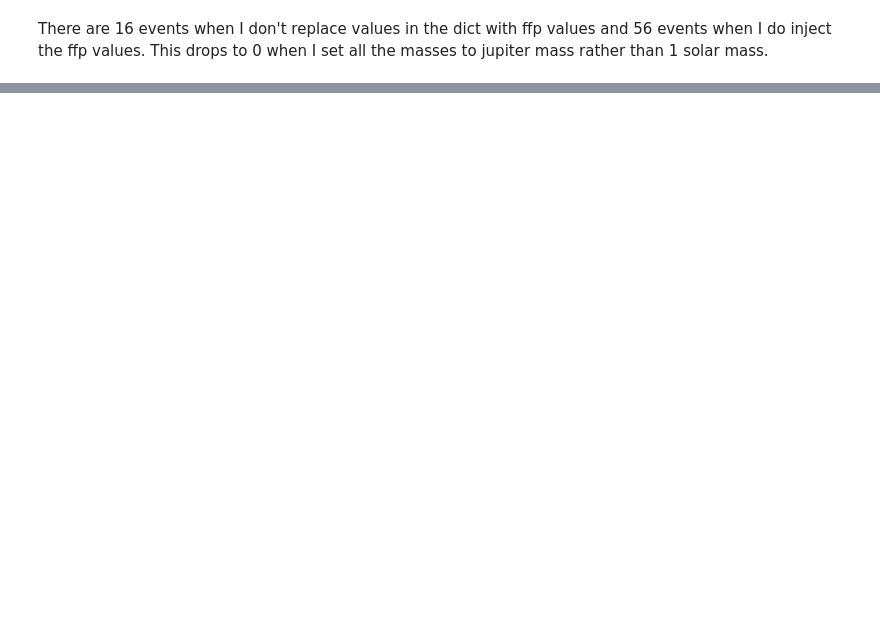
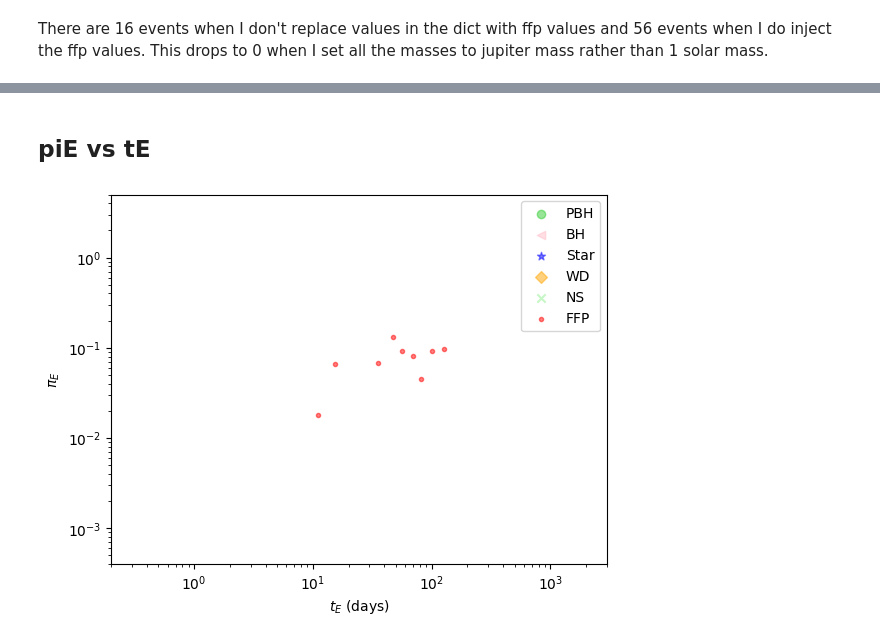
Before and after one commit to NolanSmyth/PopSyCLE, a Jupyter notebook: docs/compact_dict_mod.ipynb, the cells around one changed output, grey strips where cells are left out. Cells and saved outputs as stored; diff of their text form; code cells hidden in the pictures; blank space fills up the shorter version.

```diff
--- a/docs/compact_dict_mod.ipynb
+++ b/docs/compact_dict_mod.ipynb
@@ -474,0 +467,5 @@ FileNotFoundError: [Errno 2] No such file or directory: 'modified_ffp_output_eve
+# %%
+# t = Table.read('example_refined_events_i_Damineli16.fits')
+t = Table.read('modified_ffp_output_refined_events_ubv_I_Damineli16.fits')
+
+print(t.colnames)
@@ -474,0 +476,13 @@ FileNotFoundError: [Errno 2] No such file or directory: 'modified_ffp_output_eve
+# %%
+ffp_idx = np.where(t['rem_id_L'] == 105)[0]
+pbh_idx = np.where(t['rem_id_L'] == 104)[0]
+bh_idx = np.where(t['rem_id_L'] == 103)[0]
+ns_idx = np.where(t['rem_id_L'] == 102)[0]
+wd_idx = np.where(t['rem_id_L'] == 101)[0]
+st_idx = np.where(t['rem_id_L'] == 0)[0]
+print('Number of FFPs: ' + str(len(ffp_idx)))
+print('Number of PBHs: ' + str(len(pbh_idx)))
+print('Number of BHs: ' + str(len(bh_idx)))
+print('Number of NSs: ' + str(len(ns_idx)))
+print('Number of WDs: ' + str(len(wd_idx)))
+print('Number of stars: ' + str(len(st_idx)))
@@ -474,0 +506,21 @@ FileNotFoundError: [Errno 2] No such file or directory: 'modified_ffp_output_eve
+# %% [markdown]
+## piE vs tE
+# %%
+plt.scatter(t['t_E'][pbh_idx], t['pi_E'][pbh_idx], color = 'limegreen', marker='o', label = 'PBH', alpha=0.5)
+plt.scatter(t['t_E'][bh_idx], t['pi_E'][bh_idx], color = 'pink', marker='<', label = 'BH', alpha=0.5)
+plt.scatter(t['t_E'][st_idx], t['pi_E'][st_idx], color = 'blue', marker='*', label = 'Star', alpha=0.5)
+plt.scatter(t['t_E'][wd_idx], t['pi_E'][wd_idx], color = 'orange', marker='D', label = 'WD', alpha=0.5)
+plt.scatter(t['t_E'][ns_idx], t['pi_E'][ns_idx], color = 'lightgreen', marker='x', label = 'NS', alpha=0.5)
+plt.scatter(t['t_E'][ffp_idx], t['pi_E'][ffp_idx], color = 'red', marker='.', label = 'FFP', alpha=0.5)
+
+
+plt.xscale('log')
+plt.yscale('log')
+plt.xlabel('$t_E$ (days)')
+plt.ylabel('$\pi_E$')
+plt.xlim(2e-1, 3e3)
+plt.ylim(4e-4, 5e0)
+plt.legend()
+plt.show()
+# %% [output]
+[figure, added]
```
Also changed, not shown: parts of 17 cells of this notebook, 23 other files.
